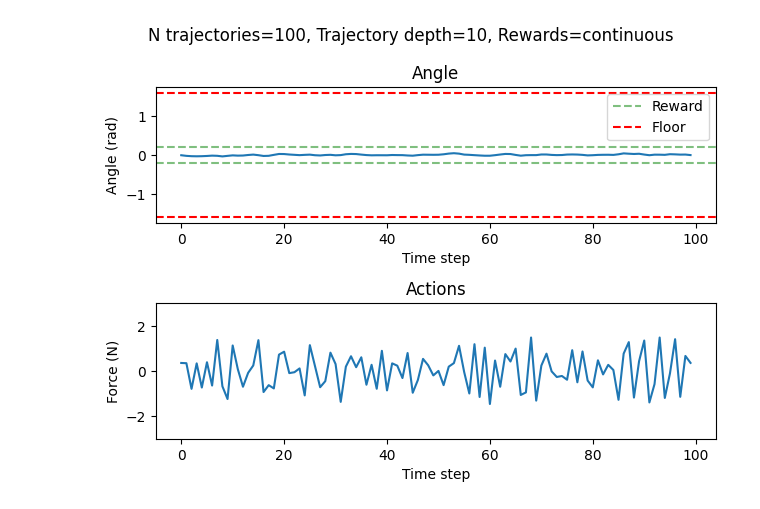
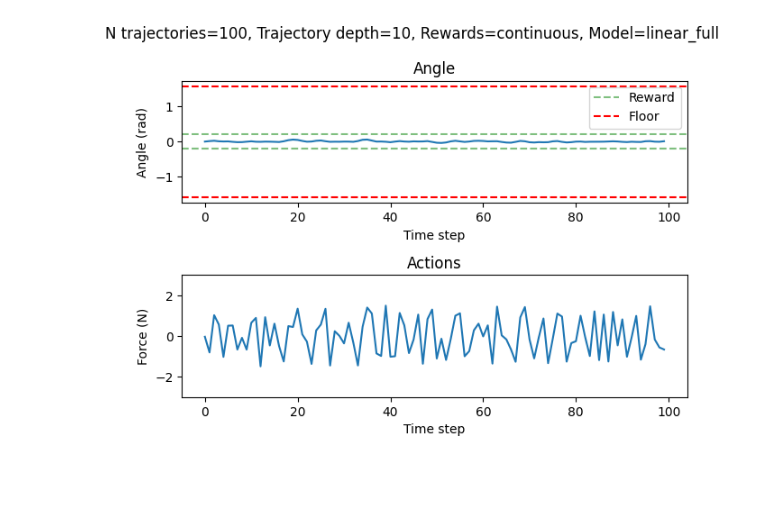
Before and after one commit to jtbuch/mpc_dojo, a Jupyter notebook: dan/MujocoCartpoleSimulations.ipynb, the cells around one changed output. Drawn from its saved outputs; the diff is of its cells as text; code cells hidden in the pictures; blank space fills up the shorter version.

Commit message:
Adding the ability to change physics in planning

```diff
--- a/dan/MujocoCartpoleSimulations.ipynb
+++ b/dan/MujocoCartpoleSimulations.ipynb
@@ -14,10 +14,10 @@ def simulate(bird, n_episodes, time_steps):
 
     # Episodic loop
     for epi in range(n_episodes):
-        episode_seed = 42 + epi
+        episode_seed = 54 + epi
         np.random.seed(episode_seed)
         # Create the environment
-        env = gym.make("InvertedPendulum-v5", render_mode="rgb_array", reset_noise_scale=0.0001)
+        env = gym.make("InvertedPendulum-v5", render_mode="rgb_array", reset_noise_scale=0.001)
         env.reset(seed=episode_seed)
         writer = imageio.get_writer("output.gif", fps=30)
 
@@ -54,34 +54,35 @@ def simulate(bird, n_episodes, time_steps):
 planning_width = 100 # how many trajectories to simulate
 n_planning = 10 # how deep the rolout of each trajectory is
 reward_type='continuous' # rewards can be 'discrete' or 'continuous'
+model_type='linear_full' # model can be 'mujoco' or 'linear_full' or 'linear_reduced_<int>' where <int> is the rank of the model
 
-bird = MPCShittyBird(n_actions = 10, planning_width=planning_width, n_planning=n_planning, reward_type=reward_type)
+bird = MPCShittyBird(n_actions = 10, planning_width=planning_width, n_planning=n_planning, reward_type=reward_type, model_type=model_type)
 
 angle, actions, rewards = simulate(bird, n_episodes=1, time_steps=100)
 
 plt.figure()
-plt.suptitle(f'N trajectories={planning_width}, Trajectory depth={n_planning}, Rewards={reward_type}', fontsize=12)
+plt.suptitle(f'N trajectories={planning_width}, Trajectory depth={n_planning}, Rewards={reward_type}, Model={model_type}', fontsize=12)
 
 # Plot the angle
 plt.subplot(2, 1, 1)
 plt.plot(angle)
 plt.title('Angle')
 plt.xlabel('Time step')
 plt.ylabel('Angle (rad)')
 plt.axhline(y=-0.2, color='g', linestyle='--', alpha=0.5, label='Reward')
 plt.axhline(y=0.2, color='g', linestyle='--', alpha=0.5)
 plt.axhline(y=-1.573, color='r', linestyle='--', label='Floor')
 plt.axhline(y=1.573, color='r', linestyle='--')
 plt.legend()
 
 # Plot the actions
 plt.subplot(2, 1, 2)
 plt.plot(actions)
 plt.title('Actions')
 plt.xlabel('Time step')
 plt.ylabel('Force (N)')
 plt.ylim(-3, 3)
 
 plt.tight_layout()
 # %% [output]
-[figure, old version]
+[figure, new version]
```
Also changed, not shown: 2 other files.
